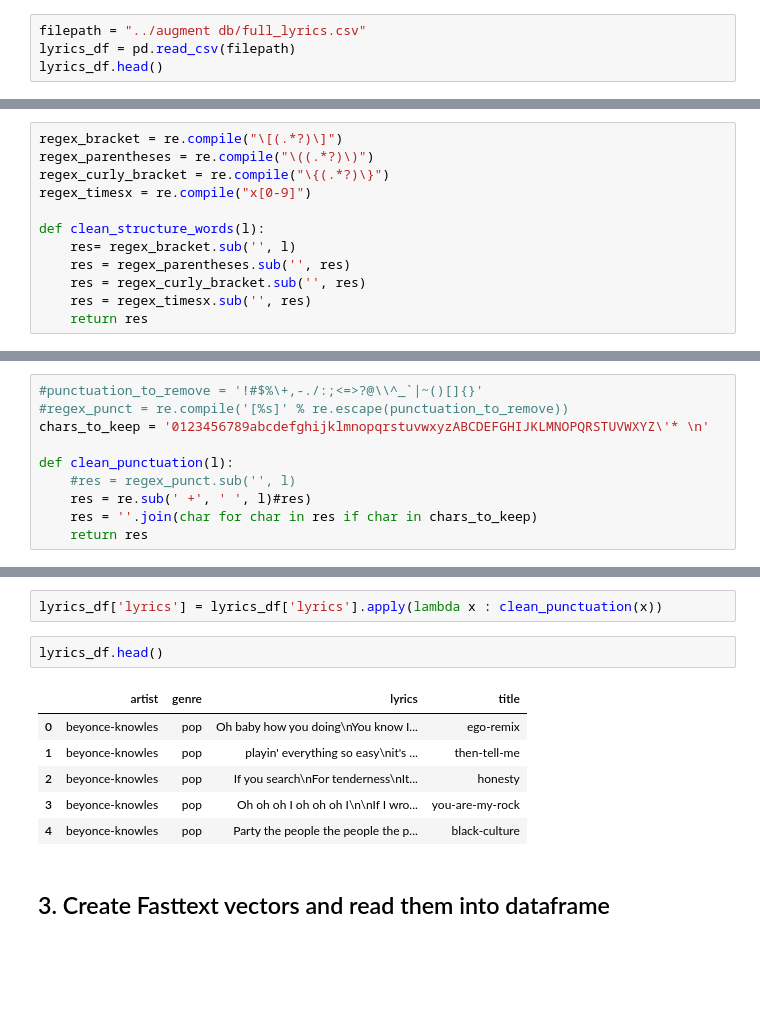
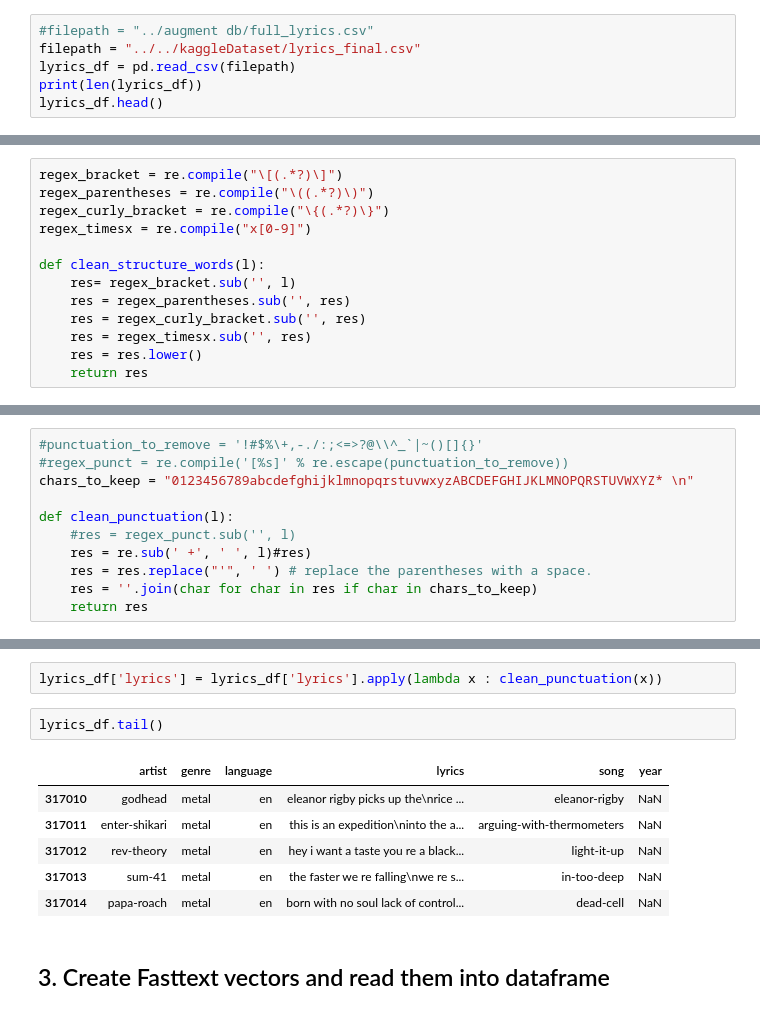
Before and after one commit to emlg/Lyrix, a Jupyter notebook: fasttext_preprocessing/Fasttext and Preprocessing.ipynb, the cells around one changed output, grey strips where cells are left out. Cells and saved outputs as stored; diff of their text form; blank space fills up the shorter version.

```diff
--- a/fasttext_preprocessing/Fasttext and Preprocessing.ipynb
+++ b/fasttext_preprocessing/Fasttext and Preprocessing.ipynb
@@ -13,7 +13,9 @@ import matplotlib.pyplot as plt
 # %% [markdown]
 ## 1. Load Lyrics with genre
 # %%
-filepath = "../augment db/full_lyrics.csv"
+#filepath = "../augment db/full_lyrics.csv"
+filepath = "../../kaggleDataset/lyrics_final.csv"
 lyrics_df = pd.read_csv(filepath)
+print(len(lyrics_df))
 lyrics_df.head()
 # %% [output]
@@ -77,6 +80,7 @@ def clean_structure_words(l):
     res = regex_parentheses.sub('', res)
     res = regex_curly_bracket.sub('', res)
     res = regex_timesx.sub('', res)
+    res = res.lower()
     return res
 # %%
 clean_structure_words("Hello, my. name is +emma* (nice)[to]meet -x3--")
@@ -109,11 +113,12 @@ string.printable
 # %%
 #punctuation_to_remove = '!#$%\+,-./:;<=>?@\\^_`|~()[]{}'
 #regex_punct = re.compile('[%s]' % re.escape(punctuation_to_remove))
-chars_to_keep = '0123456789abcdefghijklmnopqrstuvwxyzABCDEFGHIJKLMNOPQRSTUVWXYZ\'* \n'
+chars_to_keep = "0123456789abcdefghijklmnopqrstuvwxyzABCDEFGHIJKLMNOPQRSTUVWXYZ* \n"
 
 def clean_punctuation(l):
     #res = regex_punct.sub('', l)
     res = re.sub(' +', ' ', l)#res)
+    res = res.replace("'", ' ') # replace the parentheses with a space.
     res = ''.join(char for char in res if char in chars_to_keep)
     return res
 # %%
@@ -123,14 +128,14 @@ repr(clean_punctuation("Hello,     my.   name I'm (coucou) is +emma* meet ---"))
 # %%
 lyrics_df['lyrics'] = lyrics_df['lyrics'].apply(lambda x : clean_punctuation(x))
 # %%
-lyrics_df.head()
+lyrics_df.tail()
 # %% [output]
-|  | artist | genre | lyrics | title |
-| 0 | beyonce-knowles | pop | Oh baby how you doing\nYou know I... | ego-remix |
-| 1 | beyonce-knowles | pop | playin' everything so easy\nit's ... | then-tell-me |
-| 2 | beyonce-knowles | pop | If you search\nFor tenderness\nIt... | honesty |
-| 3 | beyonce-knowles | pop | Oh oh oh I oh oh oh I\n\nIf I wro... | you-are-my-rock |
-| 4 | beyonce-knowles | pop | Party the people the people the p... | black-culture |
+|  | artist | genre | language | lyrics | song | year |
+| 317010 | godhead | metal | en | eleanor rigby picks up the\nrice ... | eleanor-rigby | NaN |
+| 317011 | enter-shikari | metal | en | this is an expedition\ninto the a... | arguing-with-thermometers | NaN |
+| 317012 | rev-theory | metal | en | hey i want a taste you re a black... | light-it-up | NaN |
+| 317013 | sum-41 | metal | en | the faster we re falling\nwe re s... | in-too-deep | NaN |
+| 317014 | papa-roach | metal | en | born with no soul lack of control... | dead-cell | NaN |
 # %% [markdown]
 ## 3. Create Fasttext vectors and read them into dataframe
 # %%
```
Also changed, not shown: parts of 27 cells of this notebook, 23 other files.
